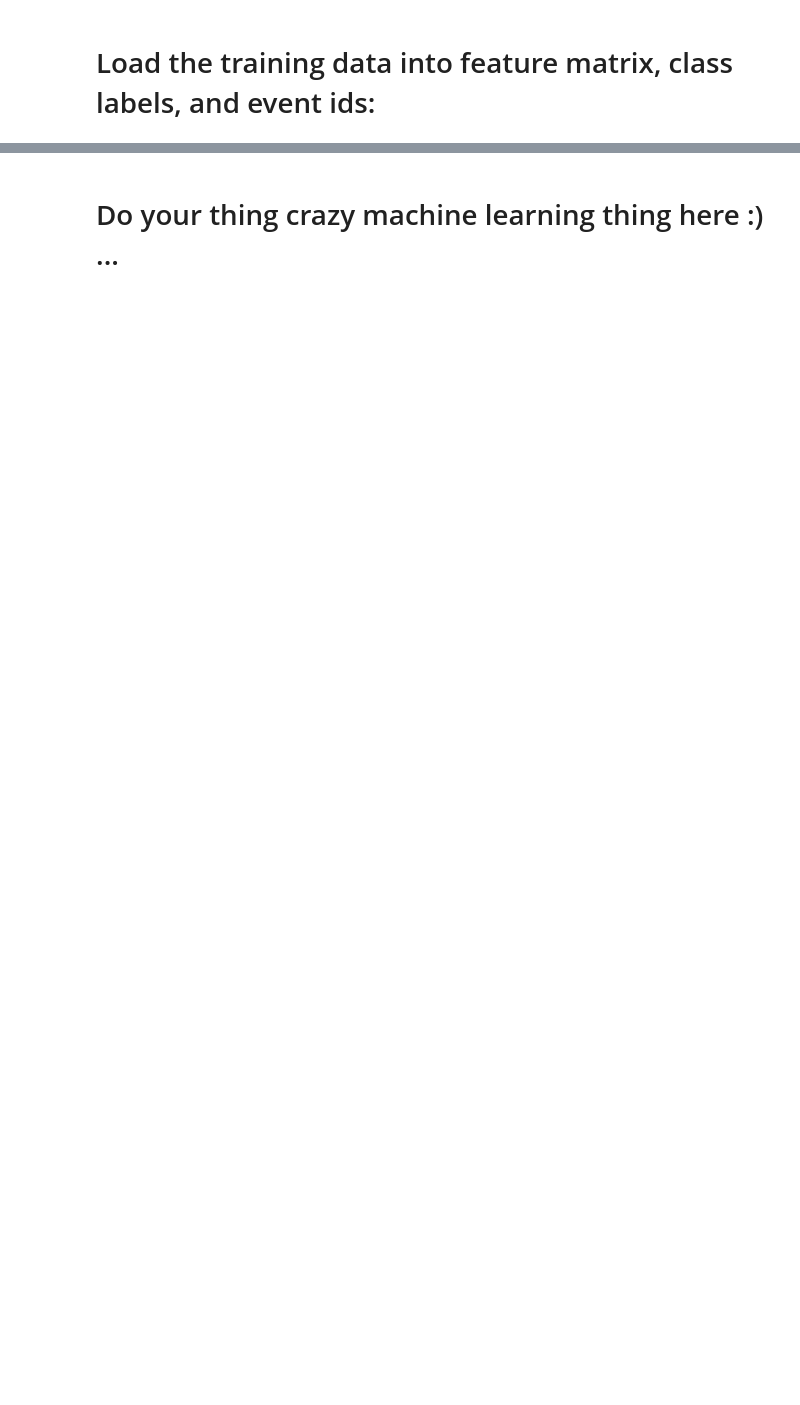
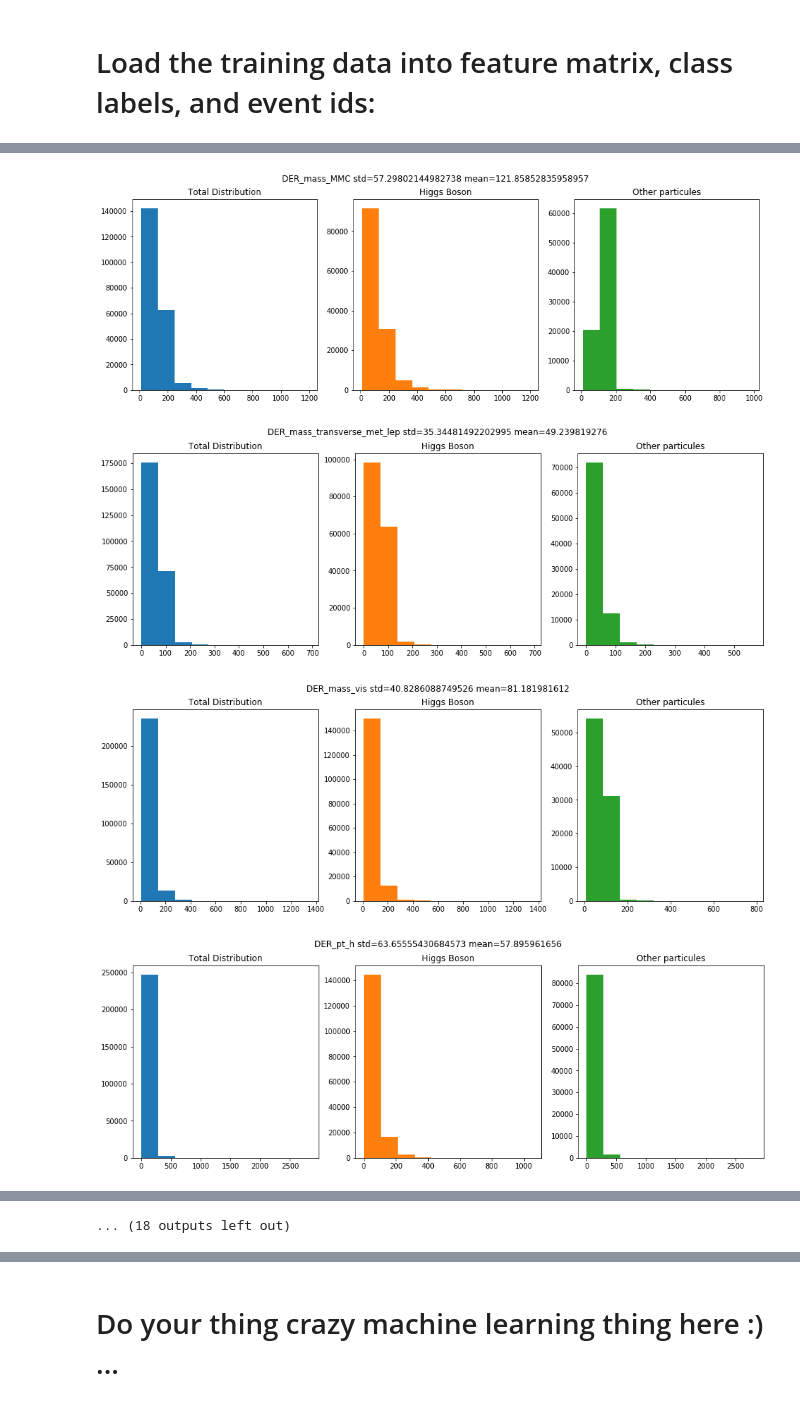
Before and after one commit to giordano-lucas/higgs-boson-classification, a Jupyter notebook: project1.ipynb, the cells around one changed output, grey strips where cells are left out. Cells and saved outputs as stored; diff of their text form; code cells hidden in the pictures; blank space fills up the shorter version.

```diff
--- a/project1.ipynb
+++ b/project1.ipynb
@@ -33,0 +101,24 @@ def build_model_data(y, x):
+# %%
+def plotHistogram(index, title,X,labels, filterMissingValues=True):
+    extraCond = np.logical_or(np.full(labels.shape, not filterMissingValues, dtype=bool), (X[:,index]>-990))
+    fig, axs = plt.subplots(1, 3,figsize=(16,5))
+    axs[0].hist(X[extraCond,index])
+    axs[0].set_title('Total Distribution')
+    axs[1].hist(X[np.logical_and(labels==-1, extraCond),index], color='tab:orange')
+    axs[1].set_title('Higgs Boson')
+    axs[2].hist(X[np.logical_and(labels==1, extraCond),index], color='tab:green')
+    axs[2].set_title('Other particules')
+    fig.suptitle(title+ " std="+ str(np.std(X[extraCond,index])) + " mean="+ str(np.mean(X[extraCond,index])))
+
+    #******************
+    #plt.hist(X[:,index])
+    plt.show()
+
+names = ['DER_mass_MMC','DER_mass_transverse_met_lep','DER_mass_vis','DER_pt_h','DER_deltaeta_jet_jet','DER_mass_jet_jet','DER_prodeta_jet_jet','DER_deltar_tau_lep','DER_pt_tot','DER_sum_pt','DER_pt_ratio_lep_tau','DER_met_phi_centrality','DER_lep_eta_centrality','PRI_tau_pt','PRI_tau_eta','PRI_tau_phi','PRI_lep_pt','PRI_lep_eta','PRI_lep_phi','PRI_met','PRI_met_phi','PRI_met_sumet','PRI_jet_num','PRI_jet_leading_pt','PRI_jet_leading_eta','PRI_jet_leading_phi','PRI_jet_subleading_pt','PRI_jet_subleading_eta','PRI_jet_subleading_phi','PRI_jet_all_pt']
+for index in range(tX.shape[1]):
+    plotHistogram(index,names[index],tX,y)
+# %% [output]
+[figure, added]
+[figure, added]
+[figure, added]
+[figure, added]
@@ -34 +133,2 @@ def build_model_data(y, x):
+... (18 outputs left out)
 # %% [markdown]
```
Also changed, not shown: parts of 15 cells of this notebook, 1 other file.
